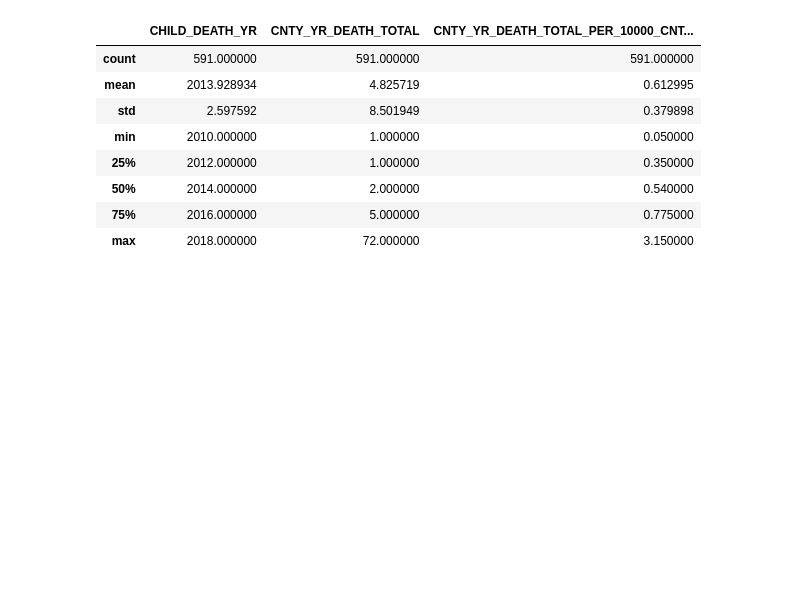
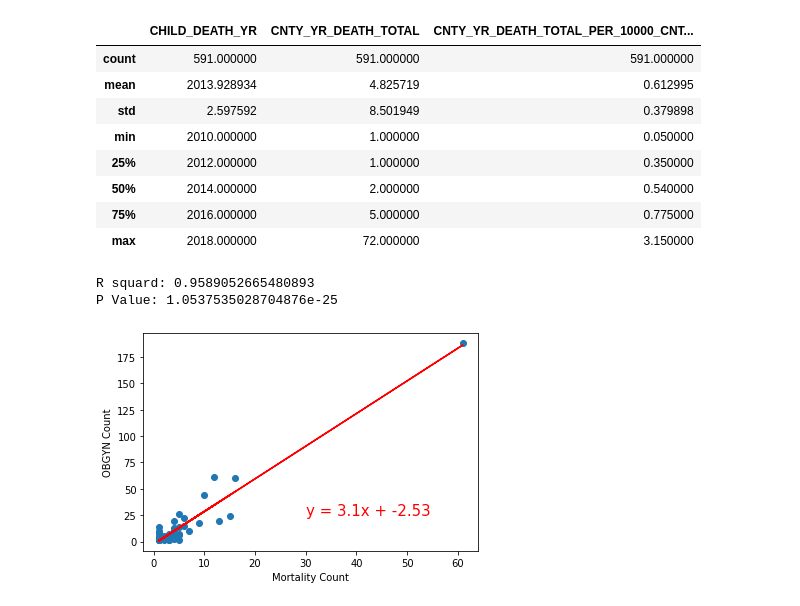
Before and after one commit to NotkerNotker/Indiana-OBGYN-Analysis, a Jupyter notebook: OB_Starter_Code-V1.ipynb, the cells around one changed output. Saved outputs shown, nothing was run; the diff lists cells and outputs as text; code cells hidden in the pictures; blank space fills up the shorter version.

```diff
--- a/OB_Starter_Code-V1.ipynb
+++ b/OB_Starter_Code-V1.ipynb
@@ -220,0 +231,5 @@ Name: County, dtype: int64
+# %%
+#obgyn_counts = pd.DataFrame(obgyns_clean_df, columns=['County','Professional Enrollment ID'])
+obgyn_counts = obgyns_clean_df['County'].value_counts()
+obgyn_df = pd.DataFrame(obgyn_counts)
+obgyn_df
@@ -220,0 +250,4 @@ Name: County, dtype: int64
+# %%
+docs_county = obgyn_df.reset_index()
+docs_per_county = docs_county.rename(columns={"County": "OB/GYNS","index": "County"})
+docs_per_county.head()
@@ -251,4 +304,4 @@ obgyns_clean_df.head()
 # %%
-final_df = pd.merge(deaths_2018_df, obgyn_counts, on="County", how="inner" )
-final_df.head()
+final_df = pd.merge(deaths_2018_df, docs_per_county, on="County", how="inner")
+final_df
 # %% [output]
@@ -339,0 +372,19 @@ plt.show()
+# %%
+x_values = final_df['Deaths/YR'].astype('float')
+y_values = final_df['OB/GYNS'].astype('float')
+(slope, intercept, rvalue, pvalue, stderr) = linregress(x_values, y_values)
+regress_values = x_values * slope + intercept
+line_eq = "y = " + str(round(slope,2)) + "x + " + str(round(intercept,2))
+plt.scatter(x_values,y_values)
+plt.plot(x_values,regress_values,"r-")
+plt.annotate(line_eq,(30,25),fontsize=15,color="red")
+plt.xlabel('Mortality Count')
+plt.ylabel('OBGYN Count')
+print(f"R squard: {rvalue}")
+print(f"P Value: {pvalue}")
+plt.savefig("../project1/count_scatterplot.png")
+plt.show()
+# %% [output]
+R squard: 0.9589052665480893
+P Value: 1.0537535028704876e-25
+[figure, added]
```
Also changed, not shown: parts of 24 cells of this notebook.
